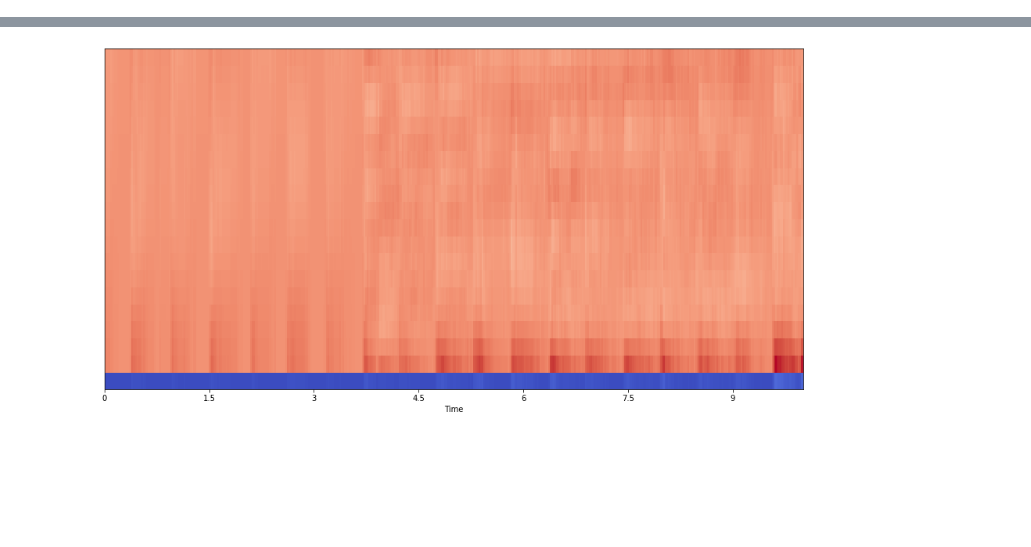
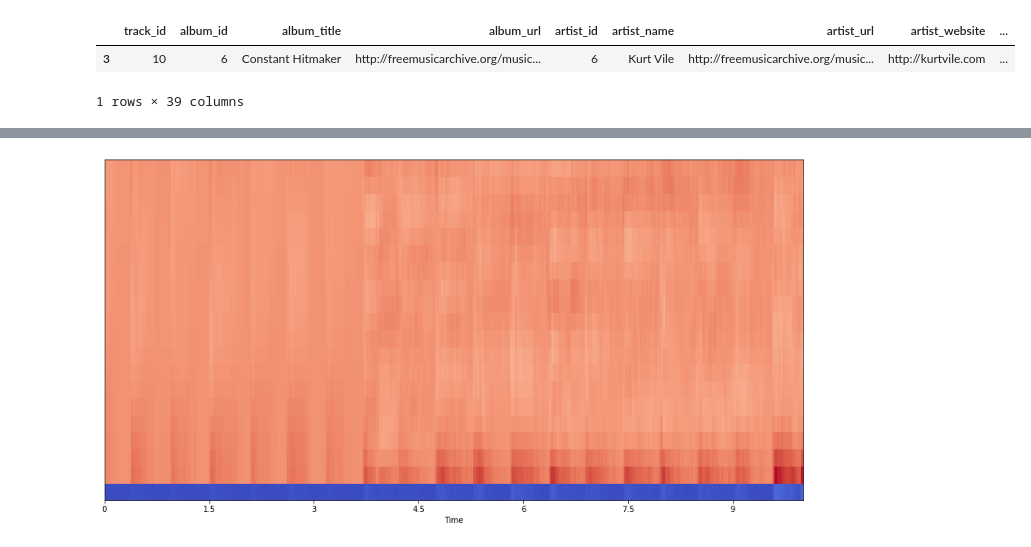
Before and after one commit to a-pellissier/Project_Spotify_502, a Jupyter notebook: notebooks/Spectrogram generation exploration.ipynb, the cells around one changed output, grey strips where cells are left out. Drawn from its saved outputs; the diff is of its cells as text; code cells hidden in the pictures; blank space fills up the shorter version.

```diff
--- a/notebooks/Spectrogram generation exploration.ipynb
+++ b/notebooks/Spectrogram generation exploration.ipynb
@@ -11,3 +11,11 @@ from tensorflow.keras.backend import expand_dims
 # %%
 %load_ext autoreload
 %autoreload 2
+# %%
+tracks = pd.read_csv('../raw_data/fma_metadata/raw_tracks.csv', nrows=100)
+# %%
+tracks[tracks['track_id'] == 10]
+# %% [output]
+|  | track_id | album_id | album_title | album_url | artist_id | artist_name | artist_url | artist_website | ... |
+| 3 | 10 | 6 | Constant Hitmaker | http://freemusicarchive.org/music... | 6 | Kurt Vile | http://freemusicarchive.org/music... | http://kurtvile.com | ... |
+1 rows × 39 columns
```
Also changed, not shown: parts of 6 cells of this notebook.
